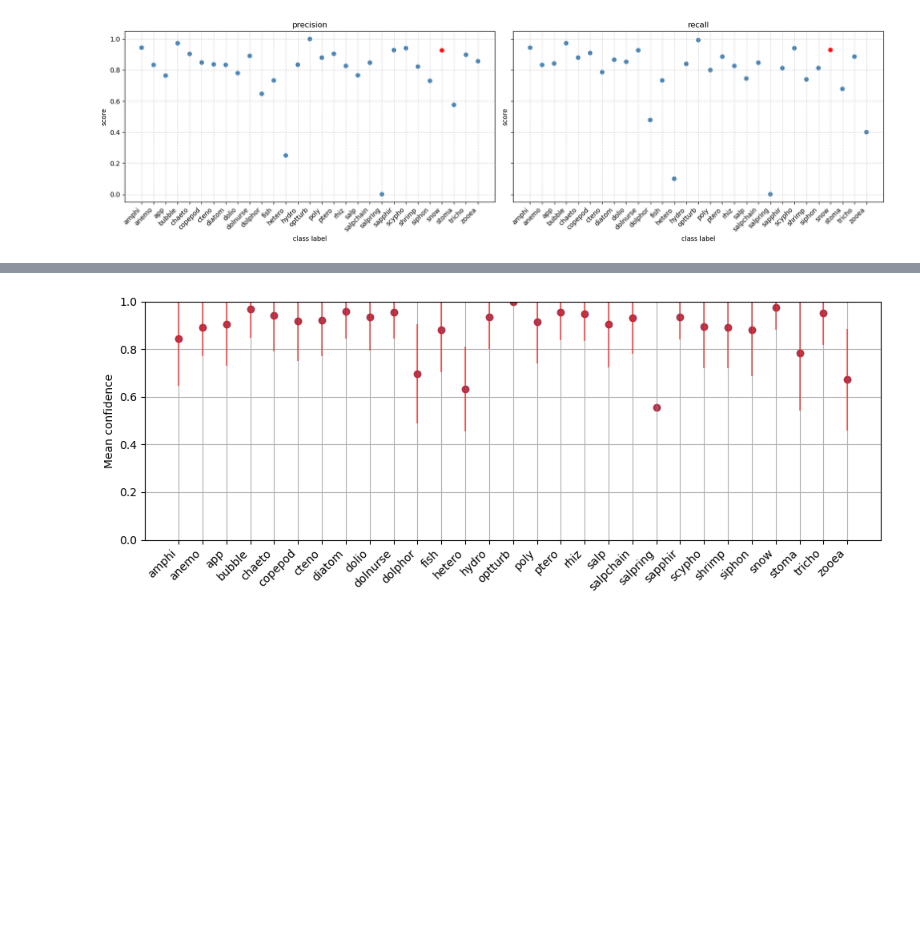
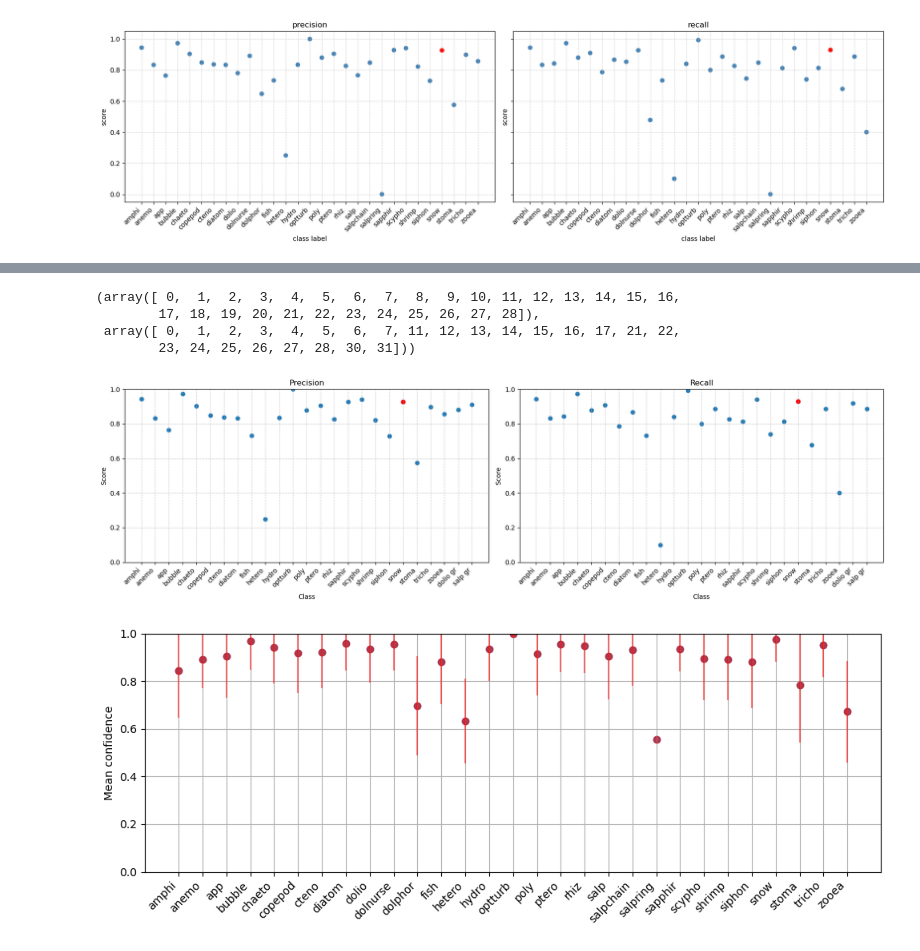
Before and after one commit to NeWeigt/ct_classifier_zoops, a Jupyter notebook: Prec_Rec_Class.ipynb, the cells around one changed output, grey strips where cells are left out. Drawn from its saved outputs; the diff is of its cells as text; code cells hidden in the pictures; blank space fills up the shorter version.

```diff
--- a/Prec_Rec_Class.ipynb
+++ b/Prec_Rec_Class.ipynb
@@ -111,6 +112,6 @@ Text(0.5, 0, 'class label')
 # %%
-#translate_labels = {8:28, 9:28,10:28, 17:29, 18:29, 19:29}
-translate_labels = {17:28, 18:28, 19:28}
+translate_labels = {8:30, 9:30,10:30, 18:31, 19:31, 20:31}
+#translate_labels = {17:28, 18:28, 19:28}
 gt_translated = np.array([translate_labels[label] if label in translate_labels.keys() else label for label in gt])
 pred_translated = np.array([translate_labels[label] if label in translate_labels.keys() else label for label in predictions])
 labels_translated = np.unique(gt_translated)
@@ -119,21 +120,73 @@ precision = precision_score(gt_translated, pred_translated, labels=labels_transl
 recall = recall_score(gt_translated, pred_translated, labels=labels_translated, average=None, zero_division=0)
 # %%
 np.unique(np.array(gt)),np.unique(np.array(gt_translated))
+# %% [output]
+(array([ 0,  1,  2,  3,  4,  5,  6,  7,  8,  9, 10, 11, 12, 13, 14, 15, 16,
+        17, 18, 19, 20, 21, 22, 23, 24, 25, 26, 27, 28]),
+ array([ 0,  1,  2,  3,  4,  5,  6,  7, 11, 12, 13, 14, 15, 16, 17, 21, 22,
+        23, 24, 25, 26, 27, 28, 30, 31]))
 # %%
+import matplotlib.pyplot as plt
+
+# original mapping (name -> index)
+label_to_name = {
+    "amphi": 0, "anemo": 1, "app": 2, "bubble": 3, "chaeto": 4,
+    "copepod": 5, "cteno": 6, "diatom": 7, "dolio": 8, "dolnurse": 9,
+    "dolphor": 10, "fish": 11, "hetero": 12, "hydro": 13, "optturb": 14,
+    "poly": 15, "ptero": 16, "rhiz": 17, "salp": 18, "salpchain": 19,
+    "salpring": 20, "sapphir": 21, "scypho": 22, "shrimp": 23,
+    "siphon": 24, "snow": 25, "stoma": 26, "tricho": 27, "zooea": 28
+}
+
+# add grouped classes
+label_to_name["dolio gr"] = 30
+label_to_name["salp gr"] = 31
+
+# invert dictionary (index -> name)
+index_to_name = {v: k for k, v in label_to_name.items()}
+
+# convert numeric labels to names
+label_names = [index_to_name[l] for l in labels_translated]
+
+# find marine snow index
+snow_idx = None
+if 25 in labels_translated:
+    snow_idx = list(labels_translated).index(25)
+
 plt.figure(figsize=(17,5))
+
+# --- Precision ---
 plt.subplot(1,2,1)
-plt.scatter(labels_translated,precision,label='precision')
-plt.xticks(labels_translated)
-plt.title('precision')
-plt.ylabel('score')
-plt.xlabel('class label')
+plt.scatter(label_names, precision)
+
+if snow_idx is not None:
+    plt.scatter(label_names[snow_idx], precision[snow_idx], color='red')
+
+plt.xticks(rotation=45, ha='right')
+plt.title('Precision')
+plt.ylabel('Score')
+plt.xlabel('Class')
+plt.ylim(0,1)
+plt.grid(True, linestyle='--', alpha=0.6)
+
+# --- Recall ---
 plt.subplot(1,2,2)
-plt.scatter(labels_translated,recall,label='recall')
-plt.xticks(labels_translated)
-plt.ylim(0, 1)
-plt.title('recall')
-plt.ylabel('score')
-plt.xlabel('class label')
+plt.scatter(label_names, recall)
+
+if snow_idx is not None:
+    plt.scatter(label_names[snow_idx], recall[snow_idx], color='red')
+
+plt.xticks(rotation=45, ha='right')
+plt.title('Recall')
+plt.ylabel('Score')
+plt.xlabel('Class')
+plt.ylim(0,1)
+plt.grid(True, linestyle='--', alpha=0.6)
+
+plt.tight_layout()
+plt.show()
+# %% [output]
+[figure, added]
 # %%
 import numpy as np
 import matplotlib.pyplot as plt
```
Also changed, not shown: parts of 7 cells of this notebook.
